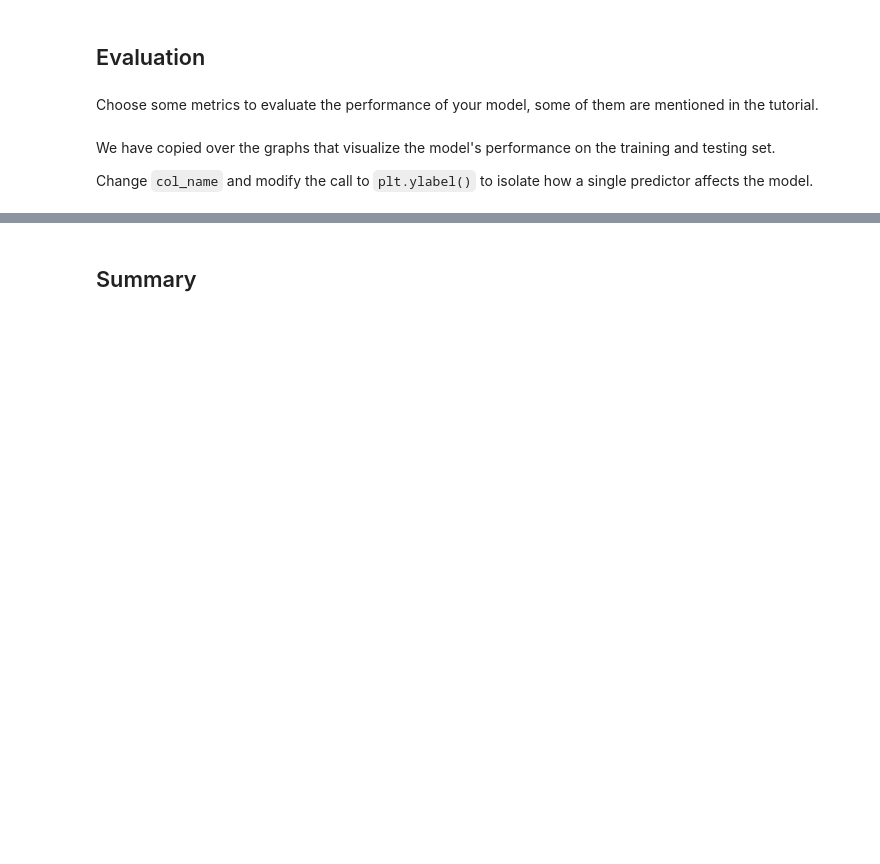
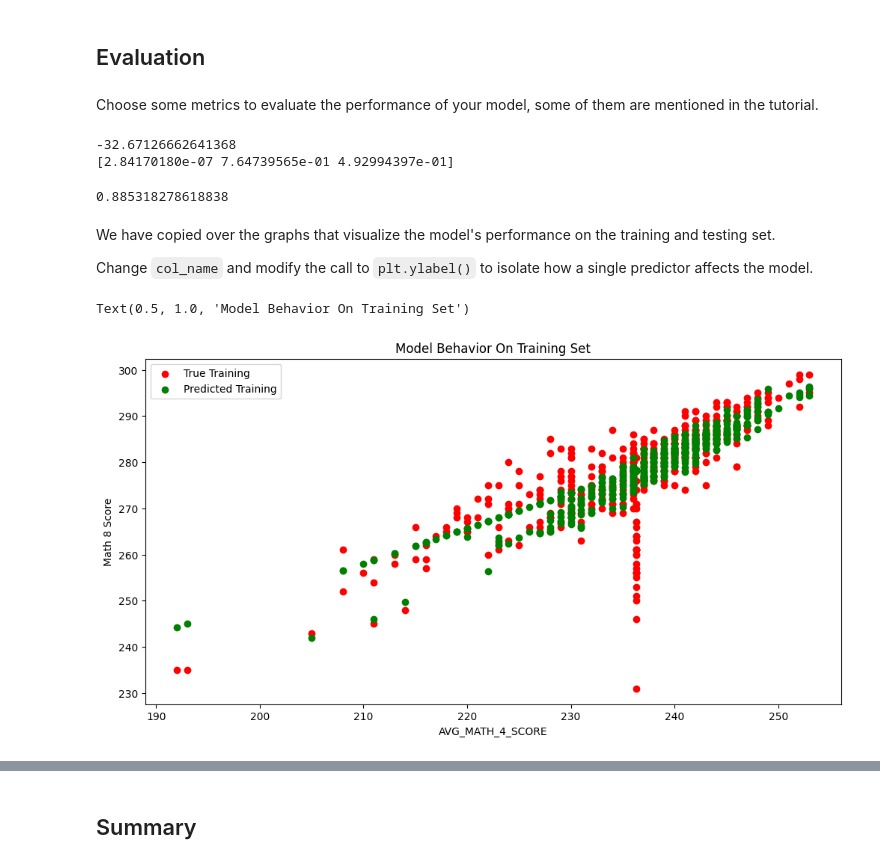
Before and after one commit to kramelea/git-tutorial, a Jupyter notebook: tutorial1/checkpoint1.ipynb, the cells around one changed output, grey strips where cells are left out. Drawn from its saved outputs; the diff is of its cells as text; code cells hidden in the pictures; blank space fills up the shorter version.

```diff
--- a/tutorial1/checkpoint1.ipynb
+++ b/tutorial1/checkpoint1.ipynb
@@ -64,4 +64,8 @@ df_.dropna(subset=['AVG_MATH_8_SCORE'], inplace=True)
 df_["ENROLL_ALL"].isna().sum()
 (df_["ENROLL_ALL"]-df_["ENROLL_PREK"]-df_["ENROLL_KINDER"]-df_["ENROLL_PRIMARY"]-df_["ENROLL_HS"]).describe()
 df_["ENROLL_ALL_CB"] = df_["ENROLL_ALL_CB"].fillna(df_["ENROLL_ALL"])
-df_.dropna()
+#filling in NaN pots with Avgs. of the column
+((df_["ENROLL_8"].fillna(df_["ENROLL_8"].mean(), inplace=True)))
+((df_['AVG_MATH_4_SCORE'].fillna(df_['AVG_MATH_4_SCORE'].mean(), inplace=True)))
+((df_['AVG_READING_8_SCORE'].fillna(df_['AVG_READING_8_SCORE'].mean(), inplace=True)))
+((df_['AVG_MATH_8_SCORE'].fillna(df_['AVG_MATH_8_SCORE'].mean(), inplace=True)))
@@ -206,7 +195,7 @@ from sklearn.model_selection import train_test_split
 #input datea: ENROLL_8, AVG_MATH_4_SCORE, AVG_READING_8_SCORE
 #output data: AVG_MATH_8_SCORE
 X = df_[['ENROLL_8','AVG_MATH_4_SCORE','AVG_READING_8_SCORE']].dropna()
-y = df_.loc[X.index]['AVG_MATH_8_SCORE']
+y = df_['AVG_MATH_8_SCORE'].dropna()
 # %%
 #fill in NaN w median of Y
 y.fillna(y.mean(), inplace=True)
@@ -251,19 +221,30 @@ y_pred = model.predict(X_test)
 ## Evaluation
 # %% [markdown]
 Choose some metrics to evaluate the performance of your model, some of them are mentioned in the tutorial.
+# %%
+print(model.intercept_)
+print(model.coef_)
+model.score(X_test, y_test)
+# %% [output]
+-32.67126662641368
+[2.84170180e-07 7.64739565e-01 4.92994397e-01]
+0.885318278618838
 # %% [markdown]
 We have copied over the graphs that visualize the model's performance on the training and testing set.
 
 Change `col_name` and modify the call to `plt.ylabel()` to isolate how a single predictor affects the model.
 # %%
-# col_name = 'COLUMN NAME OF ONE PREDICTOR'
+col_name = 'AVG_MATH_4_SCORE'
 
-# f = plt.figure(figsize=(12,6))
-# plt.scatter(X_train[col_name], y_train, color = "red")
-# plt.scatter(X_train[col_name], model.predict(X_train), color = "green")
+f = plt.figure(figsize=(12,6))
+plt.scatter(X_train[col_name], y_train, color = "red")
+plt.scatter(X_train[col_name], model.predict(X_train), color = "green")
 
-# plt.legend(['True Training','Predicted Training'])
-# plt.xlabel(col_name)
-# plt.ylabel('NAME OF THE PREDICTOR')
-# plt.title("Model Behavior On Training Set")
+plt.legend(['True Training','Predicted Training'])
+plt.xlabel(col_name)
+plt.ylabel('Math 8 Score')
+plt.title("Model Behavior On Training Set")
+# %% [output]
+Text(0.5, 1.0, 'Model Behavior On Training Set')
+[figure, added]
 # %%
```
Also changed, not shown: parts of 9 cells of this notebook, 1 other file.
